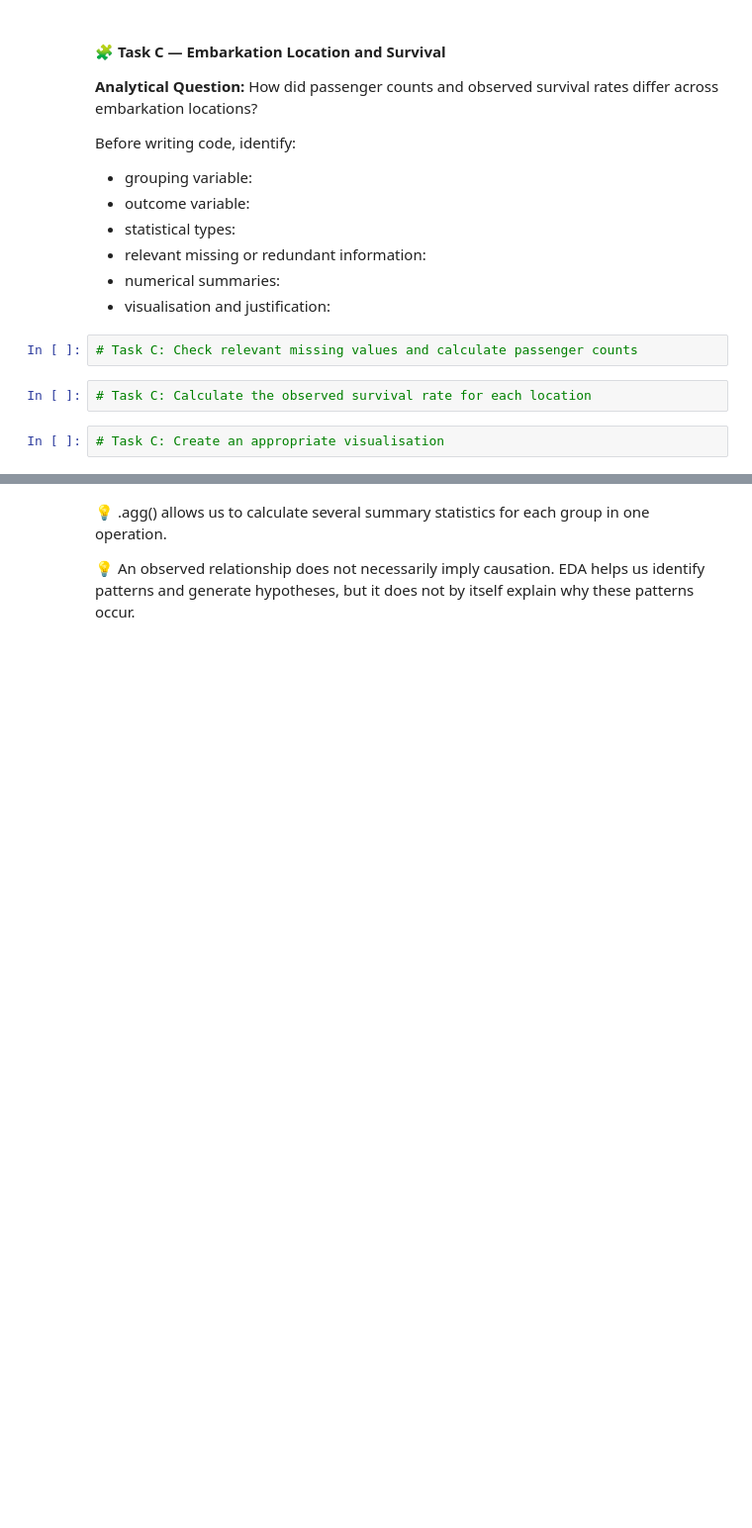
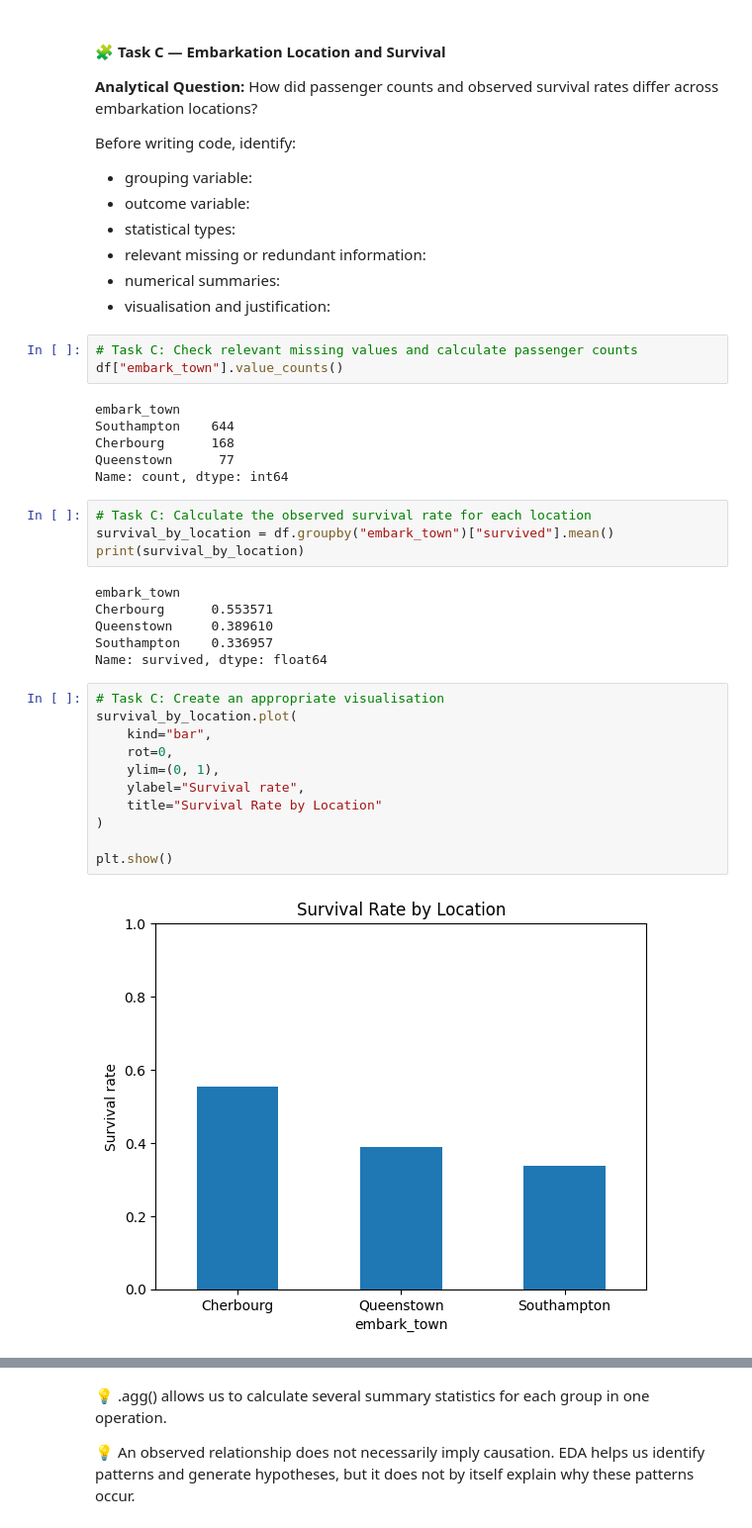
Before and after one commit to kassdiana/zsu, a Jupyter notebook: 02/fml_02_overview.ipynb, the cells around one changed output, grey strips where cells are left out. Shown at 99% size. Saved outputs shown, nothing was run; the diff lists cells and outputs as text; blank space fills up the shorter version.

```diff
--- a/02/fml_02_overview.ipynb
+++ b/02/fml_02_overview.ipynb
@@ -509,10 +728,36 @@ Before writing code, identify:
 - visualisation and justification:
 # %%
 # Task C: Check relevant missing values and calculate passenger counts
+df["embark_town"].value_counts()
+# %% [output]
+embark_town
+Southampton    644
+Cherbourg      168
+Queenstown      77
+Name: count, dtype: int64
 # %%
 # Task C: Calculate the observed survival rate for each location
+survival_by_location = df.groupby("embark_town")["survived"].mean()
+print(survival_by_location)
+# %% [output]
+embark_town
+Cherbourg      0.553571
+Queenstown     0.389610
+Southampton    0.336957
+Name: survived, dtype: float64
 # %%
 # Task C: Create an appropriate visualisation
+survival_by_location.plot(
+    kind="bar",
+    rot=0,
+    ylim=(0, 1),
+    ylabel="Survival rate",
+    title="Survival Rate by Location"
+)
+
+plt.show()
+# %% [output]
+[figure, added]
 # %% [markdown]
 Report:
 
```
Also changed, not shown: parts of 41 cells of this notebook.
